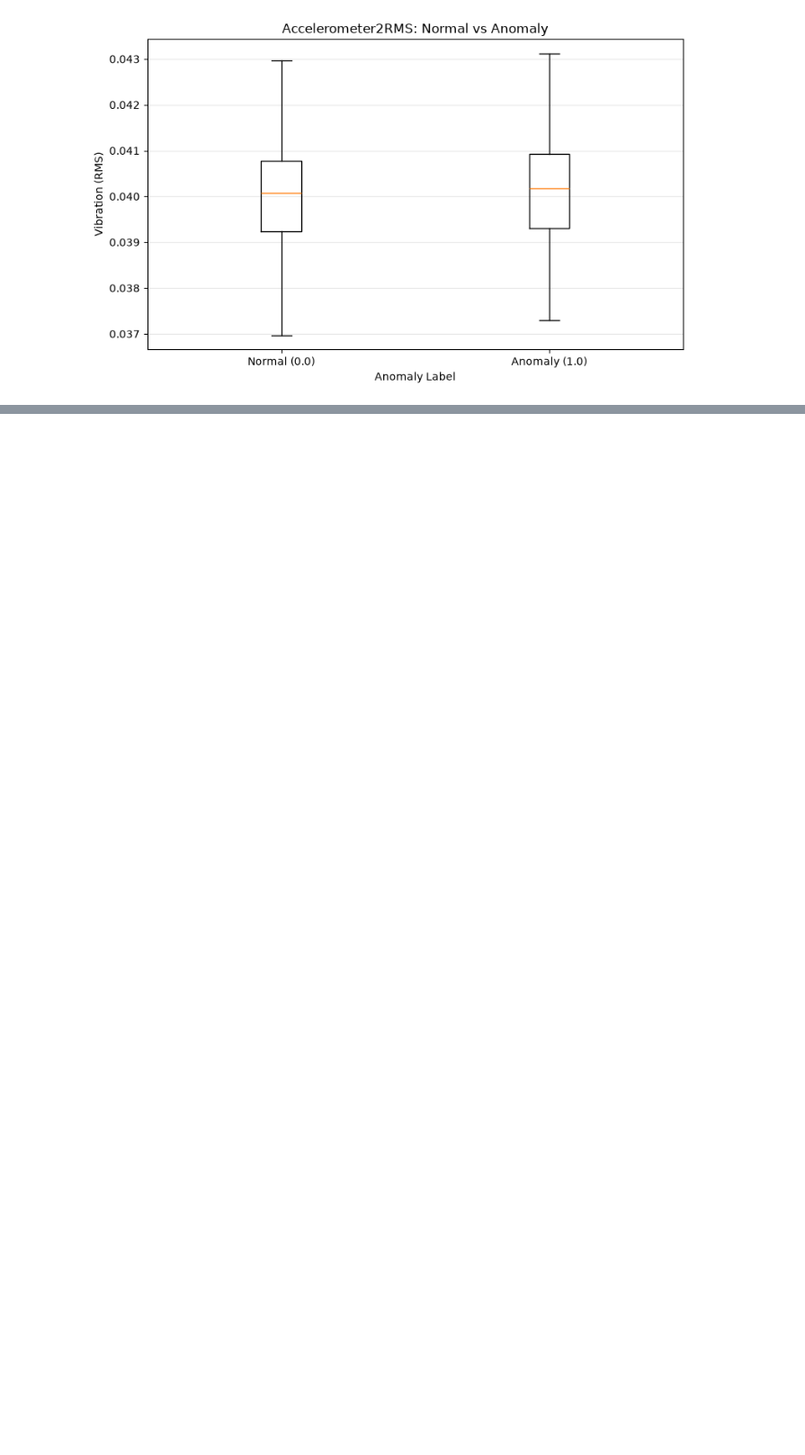
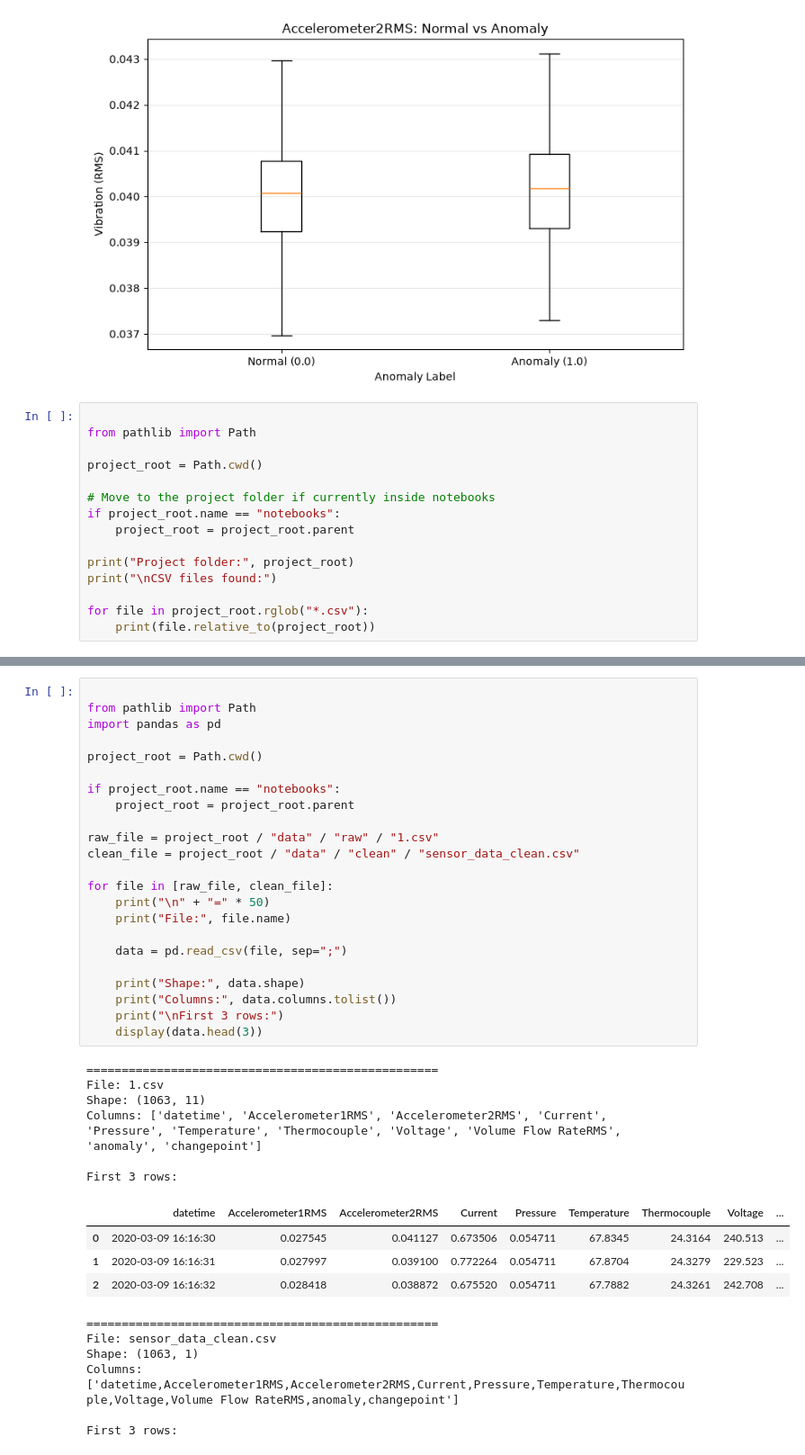
Before and after one commit to PeriManya/Sensor-Telemetry-Anomaly-detection-, a Jupyter notebook: notebooks/task2_data_analysis.ipynb, the cells around one changed output, grey strips where cells are left out. Shown at 90% size. Cells and saved outputs as stored; diff of their text form; blank space fills up the shorter version.

```diff
--- a/notebooks/task2_data_analysis.ipynb
+++ b/notebooks/task2_data_analysis.ipynb
@@ -1674,3 +1674,18 @@ for column in ["Accelerometer1RMS", "Accelerometer2RMS"]:
 # %% [output]
 [figure]
 [figure]
+# %%
+
+from pathlib import Path
+
+project_root = Path.cwd()
+
+# Move to the project folder if currently inside notebooks
+if project_root.name == "notebooks":
+    project_root = project_root.parent
+
+print("Project folder:", project_root)
+print("\nCSV files found:")
+
+for file in project_root.rglob("*.csv"):
+    print(file.relative_to(project_root))
@@ -1676,0 +1710,40 @@ for column in ["Accelerometer1RMS", "Accelerometer2RMS"]:
+# %%
+
+from pathlib import Path
+import pandas as pd
+
+project_root = Path.cwd()
+
+if project_root.name == "notebooks":
+    project_root = project_root.parent
+
+raw_file = project_root / "data" / "raw" / "1.csv"
+clean_file = project_root / "data" / "clean" / "sensor_data_clean.csv"
+
+for file in [raw_file, clean_file]:
+    print("\n" + "=" * 50)
+    print("File:", file.name)
+
+    data = pd.read_csv(file, sep=";")
+
+    print("Shape:", data.shape)
+    print("Columns:", data.columns.tolist())
+    print("\nFirst 3 rows:")
+    display(data.head(3))
+# %% [output]
+==================================================
+File: 1.csv
+Shape: (1063, 11)
+Columns: ['datetime', 'Accelerometer1RMS', 'Accelerometer2RMS', 'Current', 'Pressure', 'Temperature', 'Thermocouple', 'Voltage', 'Volume Flow RateRMS', 'anomaly', 'changepoint']
+
+First 3 rows:
+|  | datetime | Accelerometer1RMS | Accelerometer2RMS | Current | Pressure | Temperature | Thermocouple | Voltage | ... |
+| 0 | 2020-03-09 16:16:30 | 0.027545 | 0.041127 | 0.673506 | 0.054711 | 67.8345 | 24.3164 | 240.513 | ... |
+| 1 | 2020-03-09 16:16:31 | 0.027997 | 0.039100 | 0.772264 | 0.054711 | 67.8704 | 24.3279 | 229.523 | ... |
+| 2 | 2020-03-09 16:16:32 | 0.028418 | 0.038872 | 0.675520 | 0.054711 | 67.7882 | 24.3261 | 242.708 | ... |
+==================================================
+File: sensor_data_clean.csv
+Shape: (1063, 1)
+Columns: ['datetime,Accelerometer1RMS,Accelerometer2RMS,Current,Pressure,Temperature,Thermocouple,Voltage,Volume Flow RateRMS,anomaly,changepoint']
+
+First 3 rows:
```
Also changed, not shown: parts of 17 cells of this notebook.
